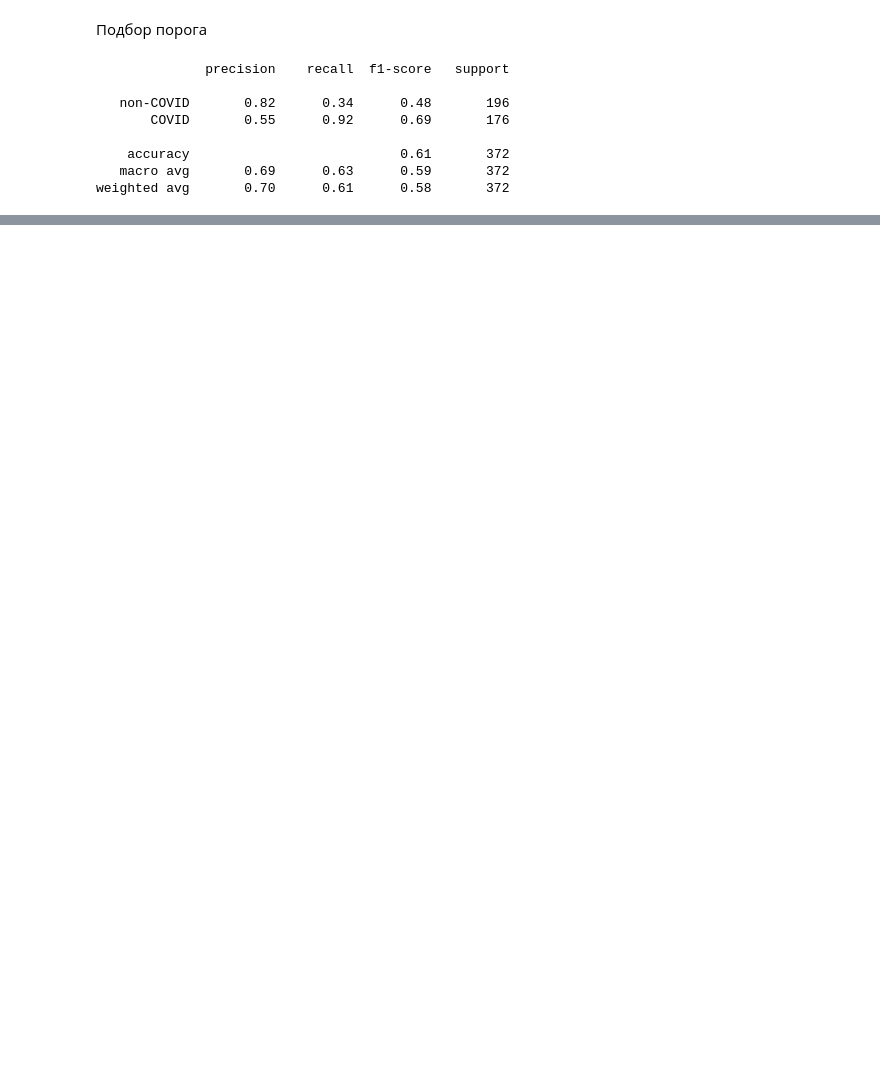
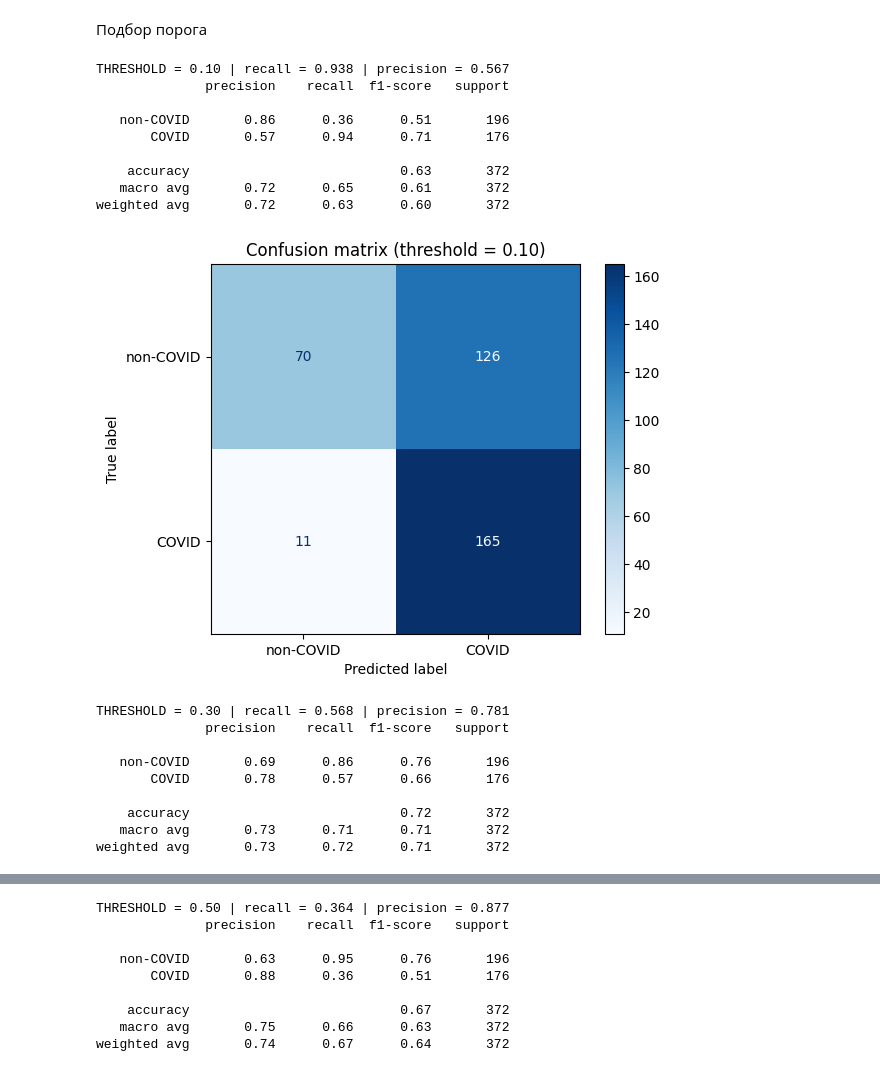
Before and after one commit to RiXenGC/IU1_ML, a Jupyter notebook: lab3/notebooks/random_forest.ipynb, the cells around one changed output, grey strips where cells are left out. Drawn from its saved outputs; the diff is of its cells as text; code cells hidden in the pictures; blank space fills up the shorter version.

```diff
--- a/lab3/notebooks/random_forest.ipynb
+++ b/lab3/notebooks/random_forest.ipynb
@@ -165,18 +165,47 @@ Confusion Matrix:
 # %% [markdown]
 Подбор порога
 # %%
-THRESHOLD = 0.1
+from sklearn.metrics import (
+    classification_report, confusion_matrix, ConfusionMatrixDisplay,
+    recall_score, precision_score,
+)
 
 rf_probs = model.predict_proba(X_val)[:, 1]
 
-y_pred_rf = (rf_probs >= THRESHOLD).astype(int)
-print(classification_report(y_val, y_pred_rf, target_names=target_names))
+def evaluate_threshold_rf(threshold: float):
+    preds = (rf_probs >= threshold).astype(int)
+    rec = recall_score(y_val, preds, zero_division=0)
+    prec = precision_score(y_val, preds, zero_division=0)
+
+    print(f"THRESHOLD = {threshold:.2f} | recall = {rec:.3f} | precision = {prec:.3f}")
+    print(classification_report(y_val, preds, target_names=target_names, zero_division=0))
+
+    cm = confusion_matrix(y_val, preds)
+    disp = ConfusionMatrixDisplay(confusion_matrix=cm, display_labels=target_names)
+    disp.plot(cmap="Blues")
+    plt.title(f"Confusion matrix (threshold = {threshold:.2f})")
+    plt.show()
+
+
+for THRESHOLD in [0.1, 0.3, 0.5]:
+    evaluate_threshold_rf(THRESHOLD)
 # %% [output]
+THRESHOLD = 0.10 | recall = 0.938 | precision = 0.567
               precision    recall  f1-score   support
 
-   non-COVID       0.82      0.34      0.48       196
-       COVID       0.55      0.92      0.69       176
+   non-COVID       0.86      0.36      0.51       196
+       COVID       0.57      0.94      0.71       176
 
-    accuracy                           0.61       372
-   macro avg       0.69      0.63      0.59       372
-weighted avg       0.70      0.61      0.58       372
+    accuracy                           0.63       372
+   macro avg       0.72      0.65      0.61       372
+weighted avg       0.72      0.63      0.60       372
+[figure, added]
+THRESHOLD = 0.30 | recall = 0.568 | precision = 0.781
+              precision    recall  f1-score   support
+
+   non-COVID       0.69      0.86      0.76       196
+       COVID       0.78      0.57      0.66       176
+
+    accuracy                           0.72       372
+   macro avg       0.73      0.71      0.71       372
+weighted avg       0.73      0.72      0.71       372
@@ -182,0 +213,9 @@ weighted avg       0.70      0.61      0.58       372
+THRESHOLD = 0.50 | recall = 0.364 | precision = 0.877
+              precision    recall  f1-score   support
+
+   non-COVID       0.63      0.95      0.76       196
+       COVID       0.88      0.36      0.51       176
+
+    accuracy                           0.67       372
+   macro avg       0.75      0.66      0.63       372
+weighted avg       0.74      0.67      0.64       372
```
Also changed, not shown: parts of 2 cells of this notebook, 7 other files.
